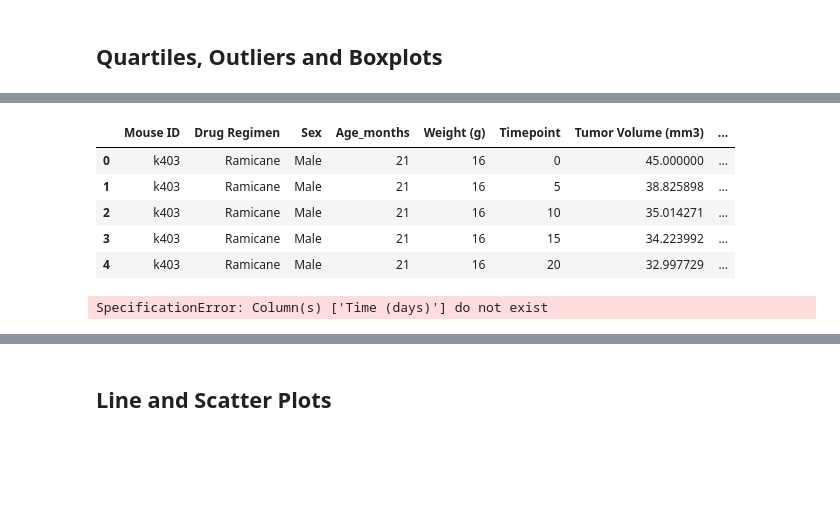
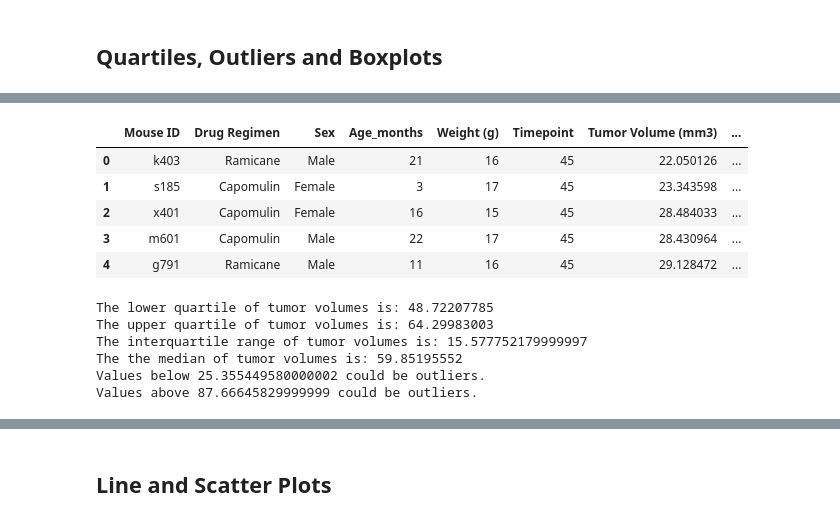
Before and after one commit to ramses93/matplotlib, a Jupyter notebook: Pymaceuticals.ipynb, the cells around one changed output, grey strips where cells are left out. Saved outputs shown, nothing was run; the diff lists cells and outputs as text; code cells hidden in the pictures; blank space fills up the shorter version.

Commit message:
Finalizing linear regression model

```diff
--- a/Pymaceuticals.ipynb
+++ b/Pymaceuticals.ipynb
@@ -192,7 +183,7 @@ Text(0.5, 1.0, 'Distribution of Male versus Female')
 # Calculate the final tumor volume of each mouse across four of the treatment regimens:
 # Capomulin, Ramicane, Infubinol, and Ceftamin
 # Start by getting the last (greatest) timepoint for each mouse
-drug_treatment = pd.DataFrame(clean_df_data.groupby("Mouse ID")["Timepoint"].max().sort_values()).reset_index().rename(columns={"Timepoint":"Max Timepoint"})
+drug_treatment = pd.DataFrame(clean_df_data.groupby("Mouse ID")["Timepoint"].max().sort_values()).reset_index()
 
 drug_treatment
 # %% [output]
@@ -212,33 +219,46 @@ drug_treatment
 # %%
 # Merge this group df with the original dataframe to get the tumor volume at the last timepoint
-drug_treatment_merge = pd.merge(clean_df_data, drug_treatment, on = "Mouse ID")
+drug_treatment_merge = pd.merge(clean_df_data, drug_treatment, on = ["Mouse ID", "Timepoint"])
 drug_treatment_merge.head()
 # %% [output]
 |  | Mouse ID | Drug Regimen | Sex | Age_months | Weight (g) | Timepoint | Tumor Volume (mm3) | ... |
-| 0 | k403 | Ramicane | Male | 21 | 16 | 0 | 45.000000 | ... |
-| 1 | k403 | Ramicane | Male | 21 | 16 | 5 | 38.825898 | ... |
-| 2 | k403 | Ramicane | Male | 21 | 16 | 10 | 35.014271 | ... |
-| 3 | k403 | Ramicane | Male | 21 | 16 | 15 | 34.223992 | ... |
-| 4 | k403 | Ramicane | Male | 21 | 16 | 20 | 32.997729 | ... |
+| 0 | k403 | Ramicane | Male | 21 | 16 | 45 | 22.050126 | ... |
+| 1 | s185 | Capomulin | Female | 3 | 17 | 45 | 23.343598 | ... |
+| 2 | x401 | Capomulin | Female | 16 | 15 | 45 | 28.484033 | ... |
+| 3 | m601 | Capomulin | Male | 22 | 17 | 45 | 28.430964 | ... |
+| 4 | g791 | Ramicane | Male | 11 | 16 | 45 | 29.128472 | ... |
-# %%
-# Put treatments into a list for for loop (and later for plot labels)
-# Create empty list to fill with tumor vol data (for plotting)
-# Calculate the IQR and quantitatively determine if there are any potential outliers.
-end_data = clean_df_data.copy().groupby(["Drug Regimen", "Mouse ID"]).agg({"Time (days)":"Final"})
-
-def lowerq(x):
-    return x.quantile(.25)
-def upperq(x):
-    return x.quantile(.75)
-
-drug_quarters = (drug_treatment_merge.groupby("Drug Regimen")
-                .agg({"Tumor Volume (mm3)":[lowerq, upperq]})
-                .droplevel(0,1))
-drug_quarters["IQR"] = drug_quarters["upperq"] - drug_quarters["lowerq"]
-
-drug_list = drug_quarters.T[["Capomulin", "Ramicane", "Infubinol", "Ceftamin"]].T
-drug_list
-# %% [output]
-SpecificationError: Column(s) ['Time (days)'] do not exist
+# %%
+# Put treatments into a list for for loop (and later for plot labels)
+drug_list = ["Capomulin", "Ramicane", "Infubinol", "Ceftamin"]
+
+# Create empty list to fill with tumor vol data (for plotting)
+tumor_volume = []
+
+# Calculate the IQR and quantitatively determine if there are any potential outliers.
+for drug in drug_list:
+    #locate the rows which contain mice on each drug to get tumor volume for that treatment
+    final_tumor_volume = drug_treatment_merge.loc[drug_treatment_merge["Drug Regimen"] == drug, "Tumor Volume (mm3)"]
+    tumor_volume.append(final_tumor_volume)
+
+    quartiles = final_tumor_volume.quantile([.25,.5,.75])
+    lowerq = quartiles[.25]
+    upperq = quartiles[.75]
+    IQR = upperq - lowerq
+    lowerbound = lowerq - (1.5*IQR)
+    upperbound = upperq + (1.5*IQR)
+
+print(f"The lower quartile of tumor volumes is: {lowerq}")
+print(f"The upper quartile of tumor volumes is: {upperq}")
+print(f"The interquartile range of tumor volumes is: {IQR}")
+print(f"The the median of tumor volumes is: {quartiles[0.5]} ")
+print(f"Values below {lowerbound} could be outliers.")
+print(f"Values above {upperbound} could be outliers.")
+# %% [output]
+The lower quartile of tumor volumes is: 48.72207785
+The upper quartile of tumor volumes is: 64.29983003
+The interquartile range of tumor volumes is: 15.577752179999997
+The the median of tumor volumes is: 59.85195552
+Values below 25.355449580000002 could be outliers.
+Values above 87.66645829999999 could be outliers.
 # %%
 # Generate a box plot of the final tumor volume of each mouse across four regimens of interest
```
Also changed, not shown: parts of 12 cells of this notebook.
